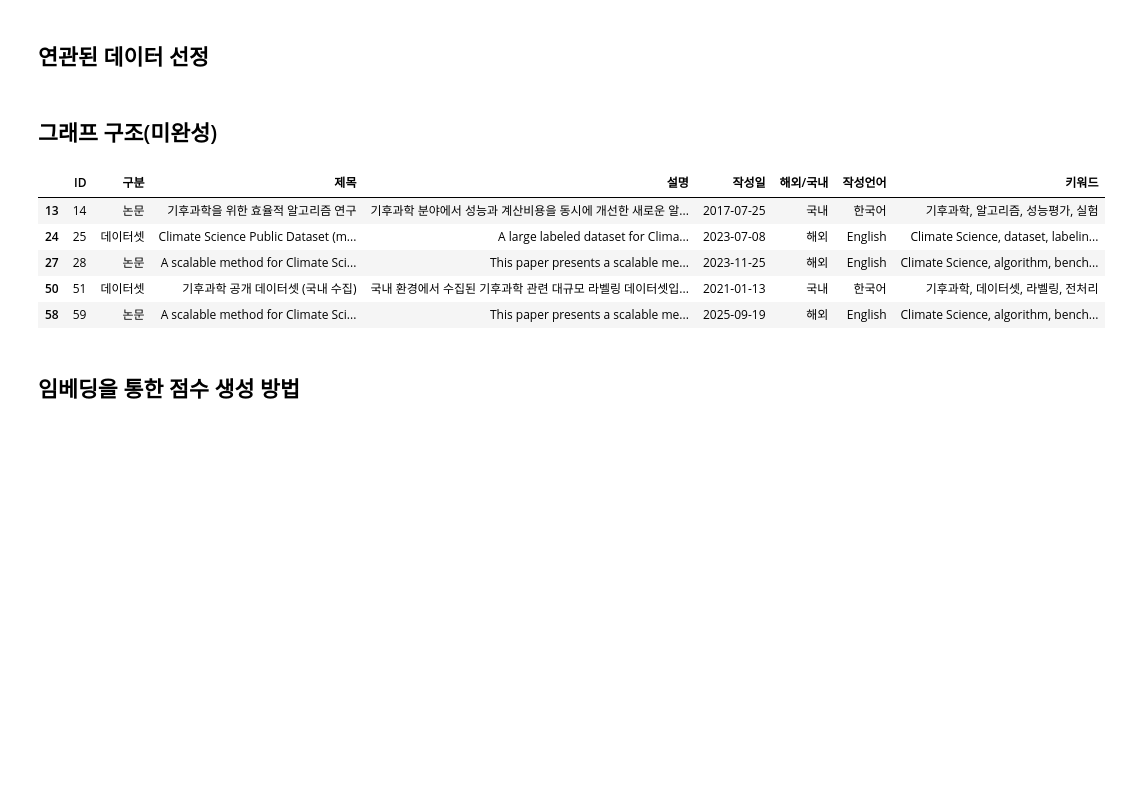
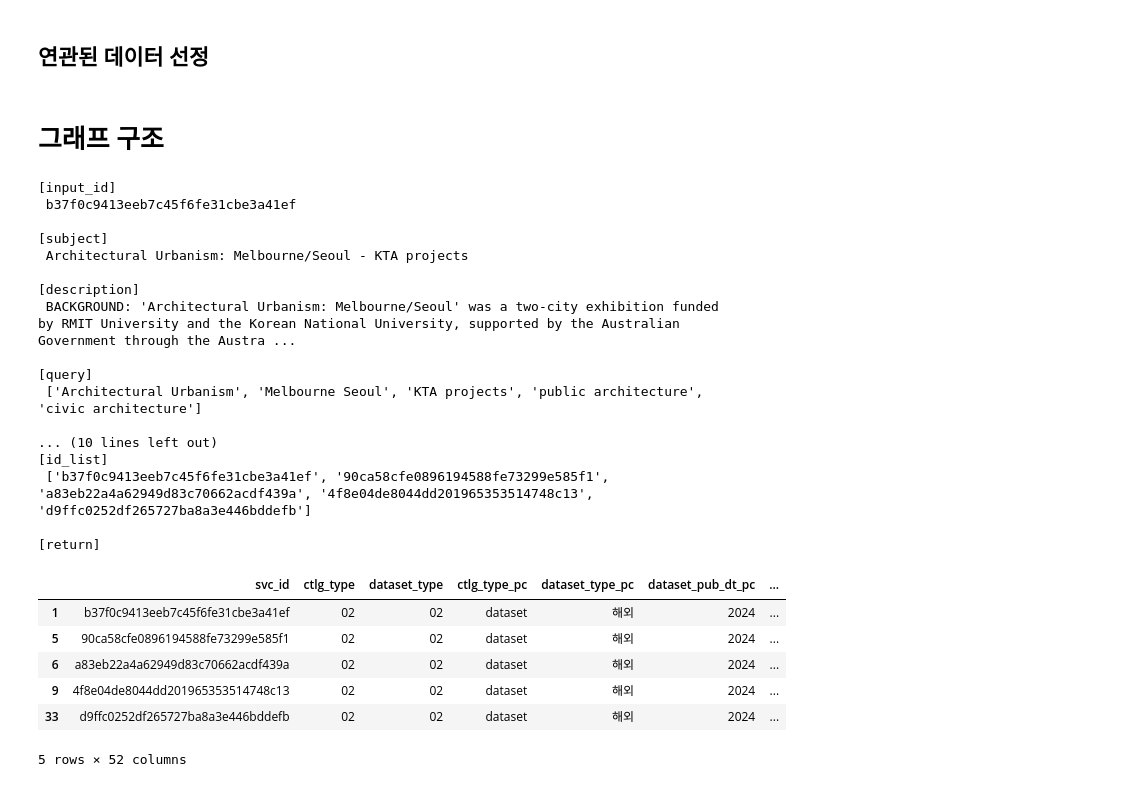
Before and after one commit to semistone97/kisti_recommender, a Jupyter notebook: notebooks/model.ipynb, the cells around one changed output. Cells and saved outputs as stored; diff of their text form; code cells hidden in the pictures; blank space fills up the shorter version.

```diff
--- a/notebooks/model.ipynb
+++ b/notebooks/model.ipynb
@@ -126,10 +125,10 @@ assert API_KEY and API_KEY.strip(), "환경변수(DATAON_API_KEY)가 비어있
 def query_search(state: State):
 
     url = "https://dataon.kisti.re.kr/rest/api/search/dataset/"
-
+    print('\n[response]')
     df = pd.DataFrame()
     for query in state['query']:
-        params = {"key": API_KEY, "query": query, "from": 0, "size": 5}
+        params = {"key": API_KEY, "query": query, "from": 0, "size": 10}
         # key / CHAR / 필수 / API_KEY
         # query / CHAR / 필수 / 검색키워드
         # from / CHAR / 옵션 / 페이지시작위치
@@ -144,6 +143,8 @@ def query_search(state: State):
             tmp["query"] = query
             df = pd.concat([df, tmp], ignore_index=True)
 
+    df = df.drop_duplicates(subset='svc_id')
     df.to_csv('../data/search_results.csv', index=False, encoding='utf-8')
+    print('\n[total data length]\n', len(df))
 
     return {'data': df}
@@ -205,15 +152,0 @@ relevance_prompt = PromptTemplate.from_template(relevance_template)
-# %%
-# Schema
-from typing_extensions import Annotated
-from pydantic import Field, BaseModel
-
-class IDRelevance(BaseModel):
-    relevant_id: Annotated[
-        list[int],
-        Field(
-            ...,
-            max_items=5,
-            min_items=3,
-            description="가장 관련성이 높은 데이터 ID 리스트, 길이 최소 3개/최대 5개",
-        )
-    ]
@@ -246,39 +219,55 @@ def select_relevance(state: State):
 # %% [markdown]
-## 그래프 구조(미완성)
+# 그래프 구조
 # %%
 from langgraph.graph import START, END, StateGraph
 
 def build_graph():
     builder = StateGraph(State)
 
-    builder.add_node('select_relevance', select_relevance)
+    builder.add_sequence([data_input, generate_query, query_search, select_relevance])
 
-    builder.add_edge(START, 'select_relevance')
+    builder.add_edge(START, 'data_input')
     builder.add_edge('select_relevance', END)
 
     return builder.compile()
 
 graph = build_graph()
 # %%
-import pandas as pd
-
-subject = '기후 데이터 기반의 도시 열섬 현상 분석'
-description = '위성 원격탐사 데이터와 국내 기상 관측소 데이터를 결합하여 도시 열섬 현상의 시공간적 패턴을 분석하고, 인공지능 기반 예측 모델을 통해 기후 변화 대응 전략을 모색하는 연구'
-processed_df = pd.read_csv('./generated_input_data.csv', encoding='UTF-8', low_memory=False)
+svc_id = 'b37f0c9413eeb7c45f6fe31cbe3a41ef'
+print('[input_id]\n', svc_id)
 
 res = graph.invoke({
-    'subject': subject,
-    'description': description,
-    'data': processed_df,
+    'input_id': svc_id
 })
 
-display(res['relevant_data'])
+df = res['data']
+
+selected_data = df[df['svc_id'].isin(res['relevant_id'])]
+
+print('\n[return]')
+display(selected_data)
 # %% [output]
+[input_id]
+ b37f0c9413eeb7c45f6fe31cbe3a41ef
+
+[subject]
+ Architectural Urbanism: Melbourne/Seoul - KTA projects
+
+[description]
+ BACKGROUND: 'Architectural Urbanism: Melbourne/Seoul' was a two-city exhibition funded by RMIT University and the Korean National University, supported by the Australian Government through the Austra ...
+
+[query]
+ ['Architectural Urbanism', 'Melbourne Seoul', 'KTA projects', 'public architecture', 'civic architecture']
+
+... (10 lines left out)
+[id_list]
+ ['b37f0c9413eeb7c45f6fe31cbe3a41ef', '90ca58cfe0896194588fe73299e585f1', 'a83eb22a4a62949d83c70662acdf439a', '4f8e04de8044dd201965353514748c13', 'd9ffc0252df265727ba8a3e446bddefb']
+
+[return]
-|  | ID | 구분 | 제목 | 설명 | 작성일 | 해외/국내 | 작성언어 | 키워드 |
-| 13 | 14 | 논문 | 기후과학을 위한 효율적 알고리즘 연구 | 기후과학 분야에서 성능과 계산비용을 동시에 개선한 새로운 알... | 2017-07-25 | 국내 | 한국어 | 기후과학, 알고리즘, 성능평가, 실험 |
-| 24 | 25 | 데이터셋 | Climate Science Public Dataset (m... | A large labeled dataset for Clima... | 2023-07-08 | 해외 | English | Climate Science, dataset, labelin... |
-| 27 | 28 | 논문 | A scalable method for Climate Sci... | This paper presents a scalable me... | 2023-11-25 | 해외 | English | Climate Science, algorithm, bench... |
-| 50 | 51 | 데이터셋 | 기후과학 공개 데이터셋 (국내 수집) | 국내 환경에서 수집된 기후과학 관련 대규모 라벨링 데이터셋입... | 2021-01-13 | 국내 | 한국어 | 기후과학, 데이터셋, 라벨링, 전처리 |
-| 58 | 59 | 논문 | A scalable method for Climate Sci... | This paper presents a scalable me... | 2025-09-19 | 해외 | English | Climate Science, algorithm, bench... |
+|  | svc_id | ctlg_type | dataset_type | ctlg_type_pc | dataset_type_pc | dataset_pub_dt_pc | ... |
+| 1 | b37f0c9413eeb7c45f6fe31cbe3a41ef | 02 | 02 | dataset | 해외 | 2024 | ... |
+| 5 | 90ca58cfe0896194588fe73299e585f1 | 02 | 02 | dataset | 해외 | 2024 | ... |
+| 6 | a83eb22a4a62949d83c70662acdf439a | 02 | 02 | dataset | 해외 | 2024 | ... |
+| 9 | 4f8e04de8044dd201965353514748c13 | 02 | 02 | dataset | 해외 | 2024 | ... |
+| 33 | d9ffc0252df265727ba8a3e446bddefb | 02 | 02 | dataset | 해외 | 2024 | ... |
+5 rows × 52 columns
-# %% [markdown]
-## 임베딩을 통한 점수 생성 방법
```
Also changed, not shown: parts of 8 cells of this notebook, 1 other file.
